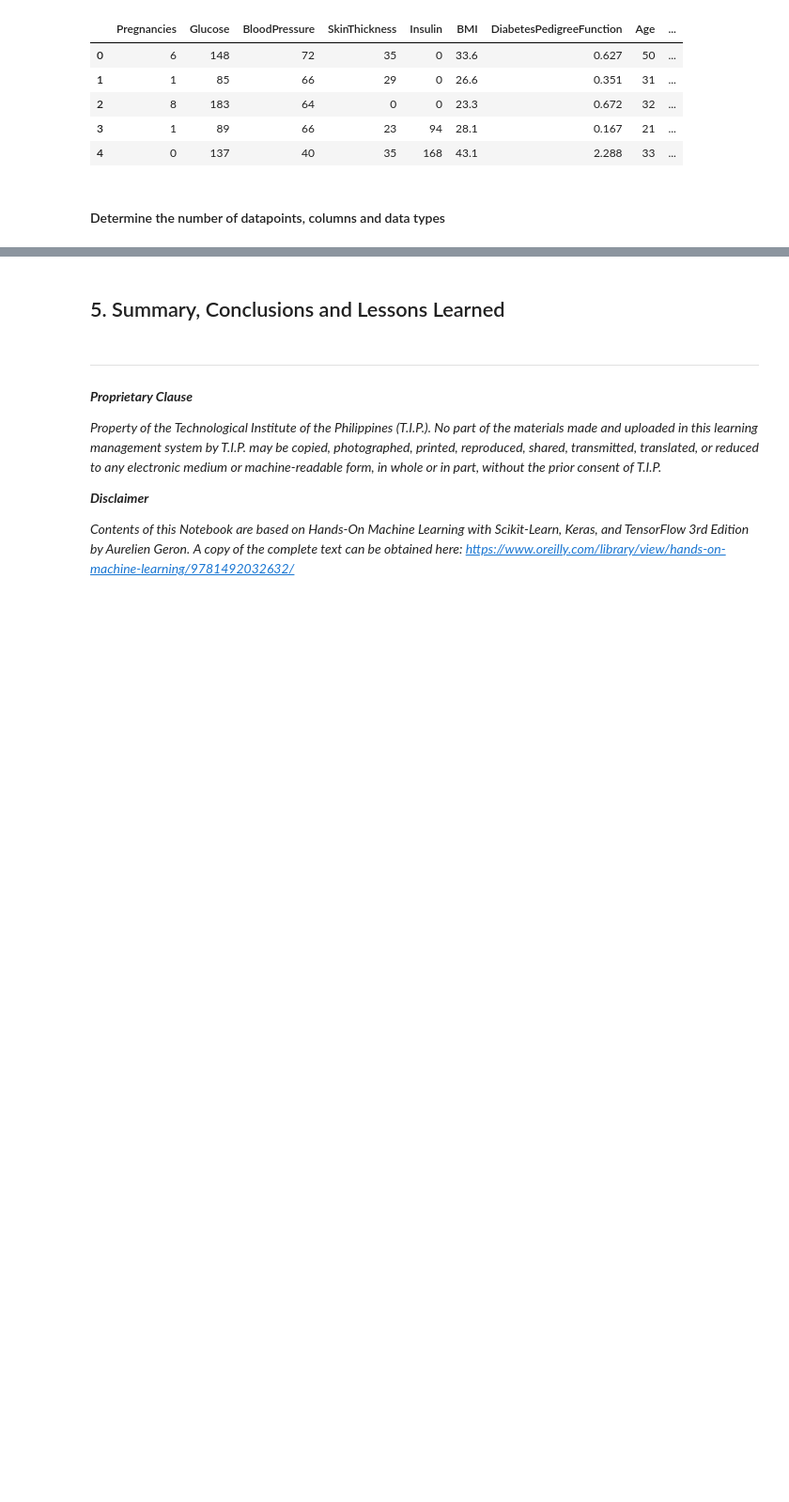
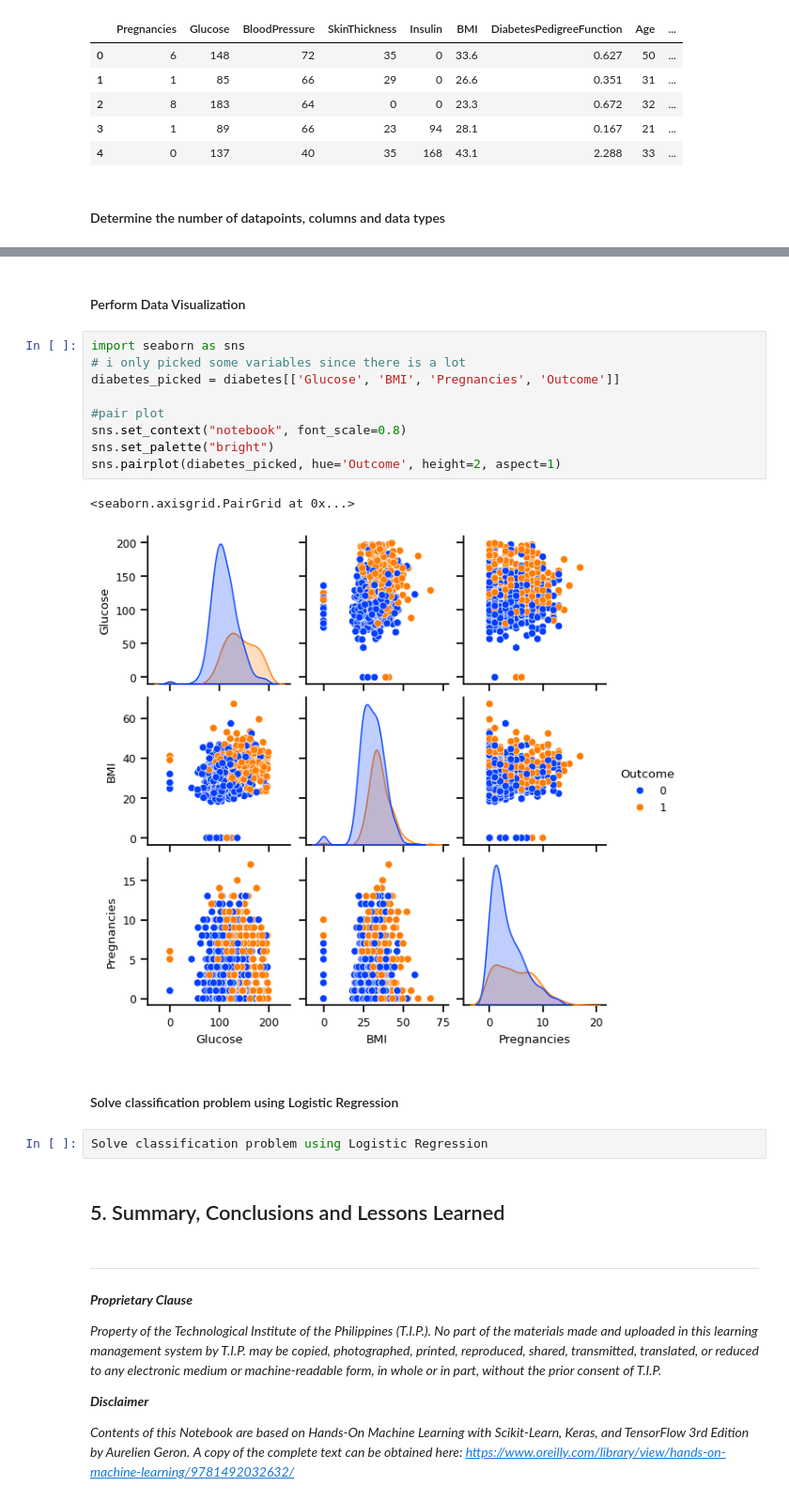
Before and after one commit to reue-lly/Predictive-Analytics-using-Machine-Learning, a Jupyter notebook: Activity-2/Activity_2_Training_Linear_Models.ipynb, the cells around one changed output, grey strips where cells are left out. Shown at 94% size. Cells and saved outputs as stored; diff of their text form; blank space fills up the shorter version.

Commit message:
updated logistic regression

```diff
--- a/Activity-2/Activity_2_Training_Linear_Models.ipynb
+++ b/Activity-2/Activity_2_Training_Linear_Models.ipynb
@@ -1515,3 +1601,21 @@ diabetes.head()
+# %% [markdown]
+#### Perform Data Visualization
+# %%
+import seaborn as sns
+# i only picked some variables since there is a lot
+diabetes_picked = diabetes[['Glucose', 'BMI', 'Pregnancies', 'Outcome']]
+
+#pair plot
+sns.set_context("notebook", font_scale=0.8)
+sns.set_palette("bright")
+sns.pairplot(diabetes_picked, hue='Outcome', height=2, aspect=1)
+# %% [output]
+<seaborn.axisgrid.PairGrid at 0x...>
+[figure, added]
+# %% [markdown]
+#### Solve classification problem using Logistic Regression
+# %%
+Solve classification problem using Logistic Regression
 # %% [markdown]
 ## 5. Summary, Conclusions and Lessons Learned
 # %% [markdown]
```
Also changed, not shown: parts of 9 cells of this notebook.
